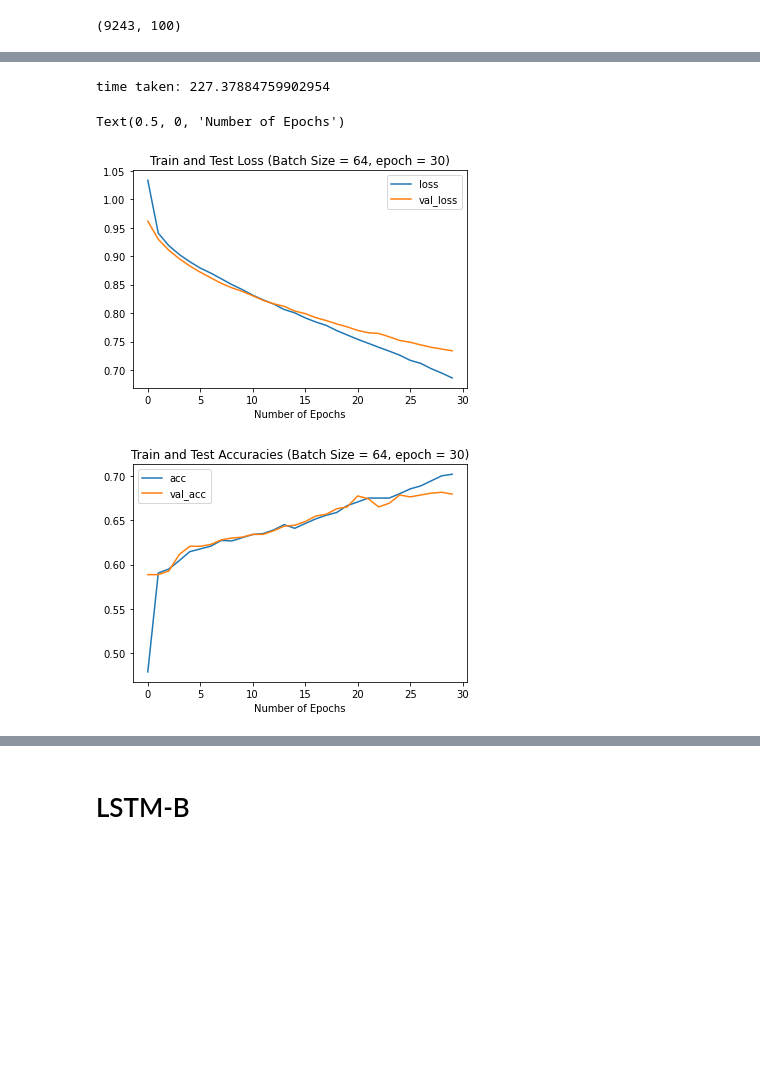
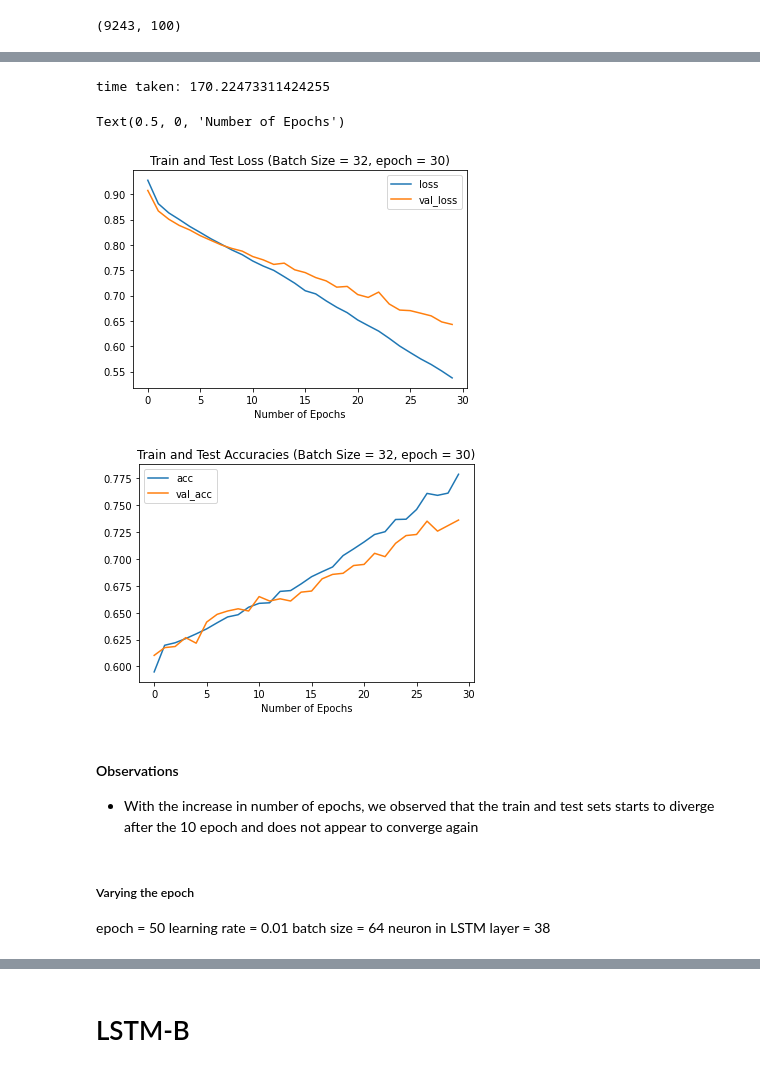
Before and after one commit to meowster99/news-sentiment-analysis, a Jupyter notebook: LSTM_Model.ipynb, the cells around one changed output, grey strips where cells are left out. Cells and saved outputs as stored; diff of their text form; code cells hidden in the pictures; blank space fills up the shorter version.

```diff
--- a/LSTM_Model.ipynb
+++ b/LSTM_Model.ipynb
@@ -56,7 +71,5 @@ fnews_weights.shape
 # %%
-#using the word2vec
-
-def LSTM_Model():
+def LSTM_Model_1(neurons, learning_rate):
 
 
     model = Sequential()
@@ -66,11 +79,10 @@ def LSTM_Model():
     #for regularisation (batch norm)
     model.add(BatchNormalization())
     #for regularisation (drop outs)
-    model.add(Bidirectional(LSTM(38, recurrent_dropout = 0.4)))
+    model.add(Bidirectional(LSTM(neurons, recurrent_dropout = 0.4)))
     model.add(Dense(3, activation='softmax'))
-    model.compile(optimizer = tf.keras.optimizers.SGD(learning_rate = 0.01),loss="categorical_crossentropy",metrics= [tf.keras.metrics.CategoricalAccuracy('accuracy'), tf.keras.metrics.Precision(name='precision'), tf.keras.metrics.Recall(name='recall'), 'acc'])
+    model.compile(optimizer = tf.keras.optimizers.SGD(learning_rate = learning_rate),loss="categorical_crossentropy",metrics= [tf.keras.metrics.CategoricalAccuracy('accuracy'), tf.keras.metrics.Precision(name='precision'), tf.keras.metrics.Recall(name='recall'), 'acc'])
 
     return model
 
-model = LSTM_Model()
-model.summary()
+model = LSTM_Model_1(38, 0.01)
@@ -105,11 +169,11 @@ early_stop = tf.keras.callbacks.EarlyStopping(monitor = "loss", patience = 3)
 # %%
 start = time.time()
-model= LSTM_Model()
+model= LSTM_Model_1(38, 0.01)
 history = model.fit(
     fnews_Xtrain,
     fnews_ytrain,
     epochs = 30,
-    batch_size = 64,
+    batch_size = 32,
     validation_data = (fnews_Xtest, fnews_ytest),
     verbose = 1,
     callbacks = early_stop,
@@ -136,17 +200,26 @@ Epoch 30/30
 # %%
 #plot the train and test accuracies
 
 print('time taken:', end-start)
 
 metrics_df_1 = pd.DataFrame(history.history)
 ax = metrics_df_1[["loss", "val_loss"]].plot()
-ax.set_title("Train and Test Loss (Batch Size = 64, epoch = 30)")
+ax.set_title("Train and Test Loss (Batch Size = 32, epoch = 30)")
 ax.set_xlabel("Number of Epochs")
 ax1 = metrics_df_1[["acc", "val_acc"]].plot()
-ax1.set_title("Train and Test Accuracies (Batch Size = 64, epoch = 30)")
+ax1.set_title("Train and Test Accuracies (Batch Size = 32, epoch = 30)")
 ax1.set_xlabel("Number of Epochs")
 # %% [output]
-time taken: 227.37884759902954
+time taken: 170.22473311424255
 Text(0.5, 0, 'Number of Epochs')
-[figure, old version]
+[figure, new version]
-[figure, old version]
+[figure, new version]
+# %% [markdown]
+#### Observations
+- With the increase in number of epochs, we observed that the train and test sets starts to diverge after the 10 epoch and does not appear to converge again
+# %% [markdown]
+##### Varying the epoch
+epoch = 50
+learning rate = 0.01
+batch size = 64
+neuron in LSTM layer = 38
```
Also changed, not shown: parts of 60 cells of this notebook, 19 other files.
